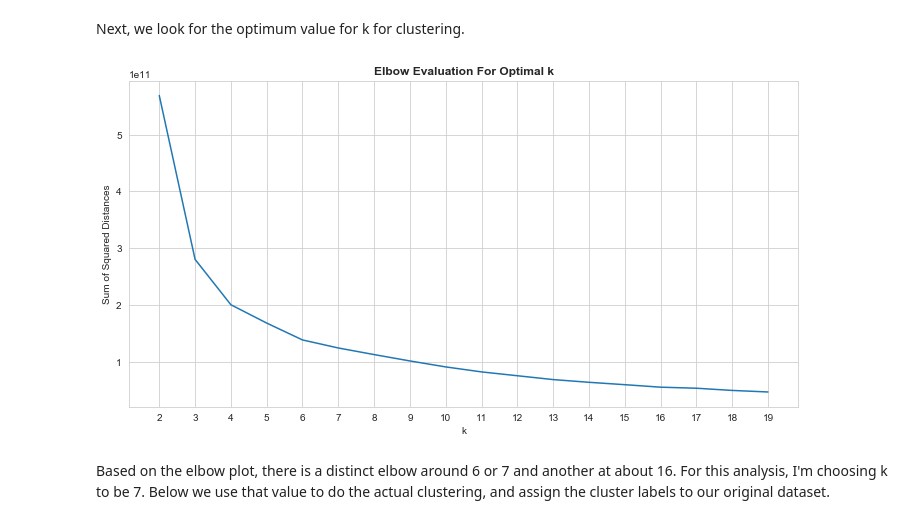
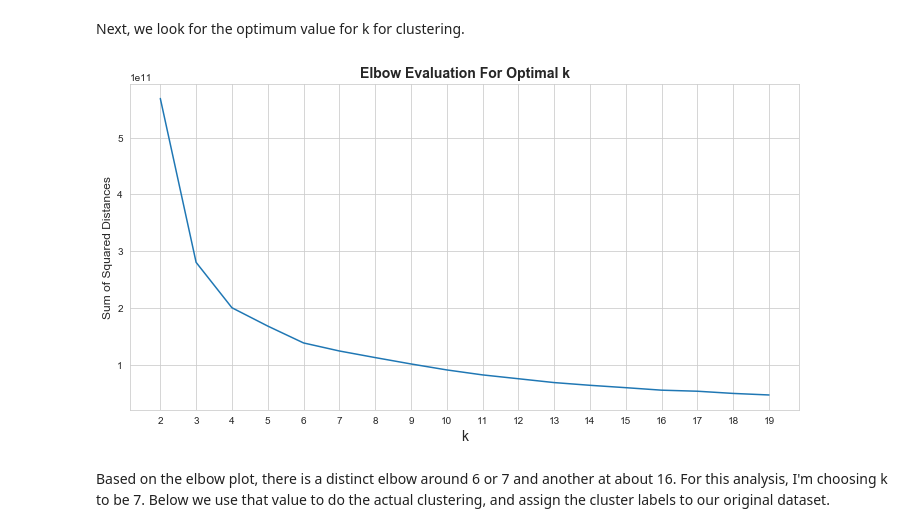
Before and after one commit to jrfoster/Coursera_Capstone, a Jupyter notebook: Capstone_Week5.ipynb, the cells around one changed output. Saved outputs shown, nothing was run; the diff lists cells and outputs as text; code cells hidden in the pictures.

```diff
--- a/Capstone_Week5.ipynb
+++ b/Capstone_Week5.ipynb
@@ -333,25 +333,27 @@ Next, we look for the optimum value for k for clustering.
 # %%
 from sklearn.cluster import KMeans
 
 # Sum of squared distances, for the elbow method
 ssd = []
 
 # Range of values for k
 K = range(2,20)
 
 for k in K:
     # run k-means clustering
     kmeans = KMeans(n_clusters=k, n_init=100, random_state=13031)
     kmeans = kmeans.fit(X)
     ssd.append(kmeans.inertia_)
 
 # Generate a basic plot to help us decide on a value of k
 fig, ax = plt.subplots(figsize=(12,6))
 sns.lineplot(x=K, y=ssd)
-ax.set_title('Elbow Evaluation For Optimal k', fontdict={'size': 12, 'weight': 'bold'})
-ax.set(xlabel='k', ylabel='Sum of Squared Distances', xticks=np.arange(2,20));
+ax.set_title('Elbow Evaluation For Optimal k', fontdict={'size': 14, 'weight': 'bold'})
+ax.set(xticks=np.arange(2,20))
+ax.set_xlabel('k', fontdict={'size': 14})
+ax.set_ylabel('Sum of Squared Distances', fontdict={'size': 12});
 # %% [output]
-[figure, old version]
+[figure, new version]
 # %% [markdown]
 Based on the elbow plot, there is a distinct elbow around 6 or 7 and another at about 16. For this analysis, I'm choosing k to be 7. Below we use that value to do the actual clustering, and assign the cluster labels to our original dataset.
 # %%
```
Also changed, not shown: parts of 3 cells of this notebook.
